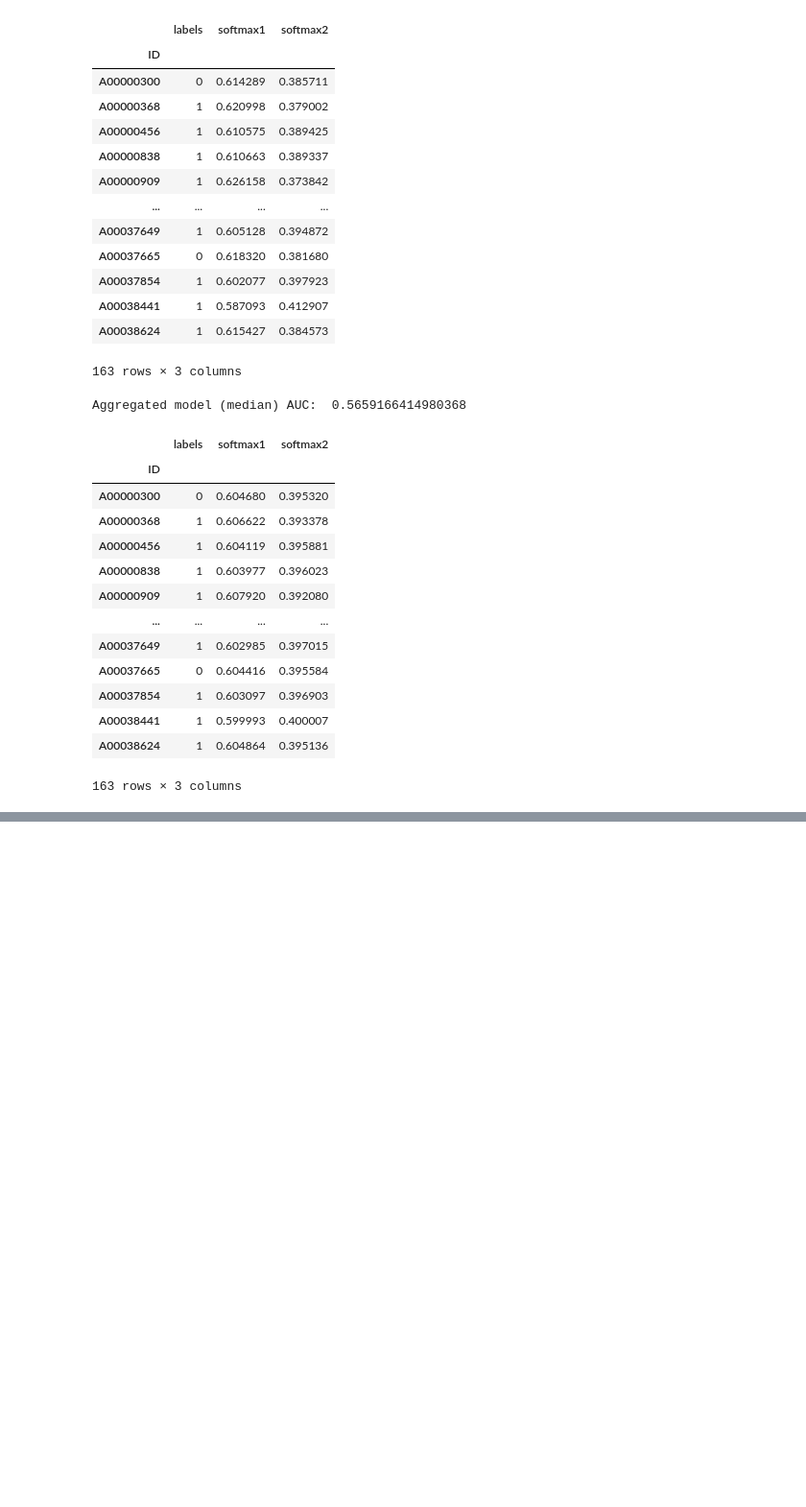
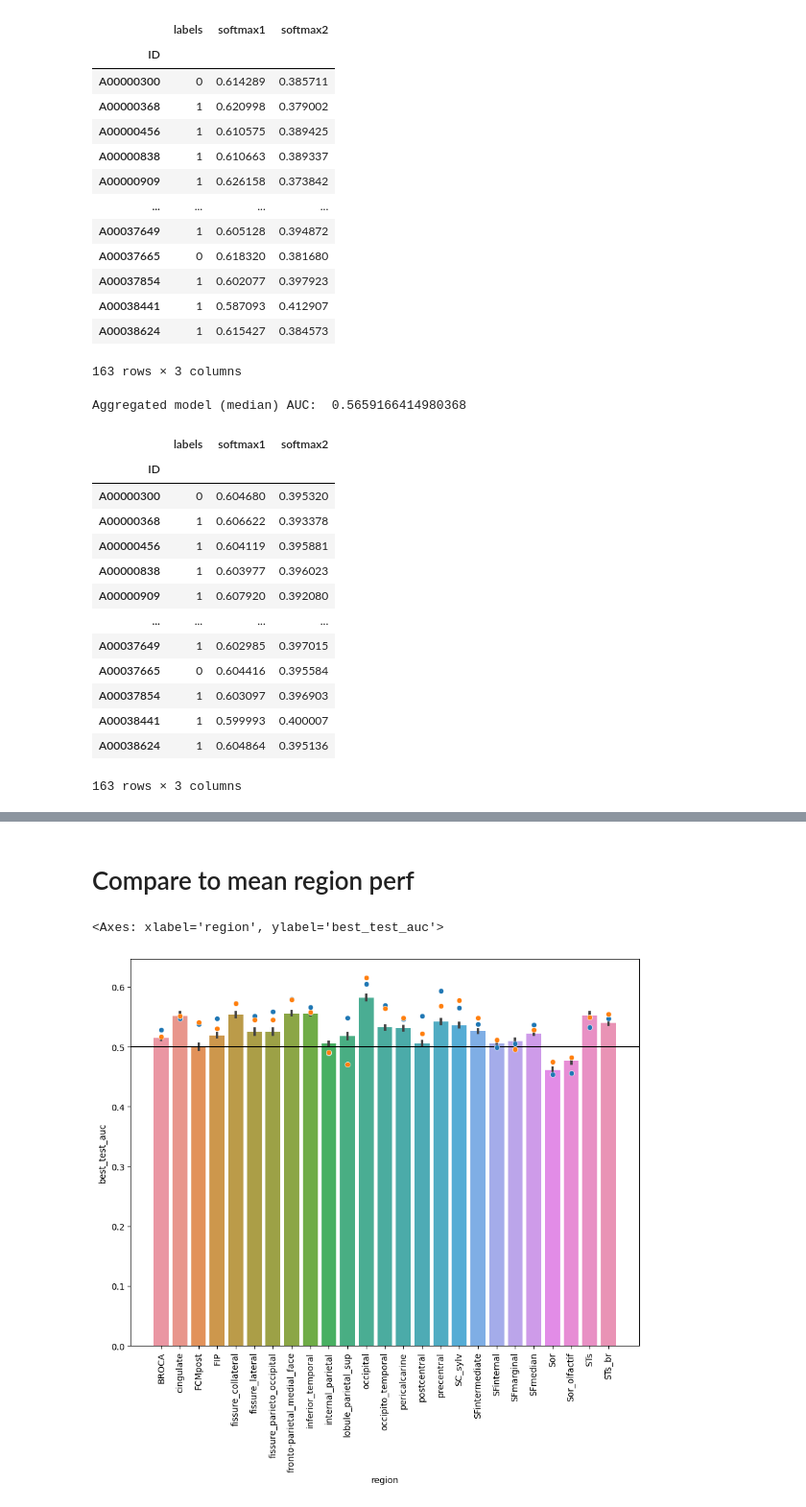
Before and after one commit to neurospin-projects/2023_agaudin_jchavas_folding_supervised, a Jupyter notebook: contrastive/notebooks/wandb_grid_searches/step3/ensemble_models.ipynb, the cells around one changed output, grey strips where cells are left out. Shown at 96% size. Drawn from its saved outputs; the diff is of its cells as text; code cells hidden in the pictures; blank space fills up the shorter version.

```diff
--- a/contrastive/notebooks/wandb_grid_searches/step3/ensemble_models.ipynb
+++ b/contrastive/notebooks/wandb_grid_searches/step3/ensemble_models.ipynb
@@ -10,5 +37,5 @@ from sklearn.metrics import roc_auc_score
 # %%
-models_path = "/neurospin/dico/agaudin/Runs/09_new_repo/Output/grid_searches/step3/occipital_structure"
+models_path = "/neurospin/dico/agaudin/Runs/09_new_repo/Output/grid_searches/step3/occipital/supervised_structure/convnet"
 
 full_outputs = pd.DataFrame()
 train_outputs = pd.DataFrame()
@@ -187,0 +298,39 @@ FileNotFoundError: [Errno 2] No such file or directory: '/neurospin/dico/agaudin
+# %% [markdown]
+# Compare to mean region perf
+# %%
+def get_model_region(model_path):
+    region = model_path.split('/')[-3]
+    return region
+
+def preprocess_bdd(bdd):
+    bdd['min_best_auc'] = bdd[['best_train_auc', 'best_val_auc', 'best_test_intra_auc', 'best_test_auc']].apply(min, axis=1)
+    bdd['min_final_auc'] = bdd[['train_auc', 'val_auc', 'test_intra_auc', 'test_auc']].apply(min, axis=1)
+    bdd['min_best_intra'] = bdd[['best_train_auc', 'best_val_auc', 'best_test_intra_auc']].apply(min, axis=1)
+
+    # get the region short name
+    bdd['region'] = bdd.model_path.map(get_model_region)
+
+
+
+bdd = pd.read_csv("/neurospin/dico/agaudin/Runs/09_new_repo/Output/grid_searches/bdd_step2.csv", index_col=0)
+preprocess_bdd(bdd)
+bdd = bdd.sort_values(by='region', key=lambda col: col.str.lower())
+bdd = bdd.dropna()
+
+
+plt.figure(figsize=(23,8))
+
+plt.subplot(1,2,1)
+sns.barplot(bdd, x='region', y='best_test_auc', errorbar='se')
+plt.xticks(rotation=90)
+plt.axhline(0.5, c='black')
+# add median
+medians = []
+for region in bdd.region.unique():
+    # print(region) # check if regions are in the same order
+    medians.append(bdd[bdd.region == region].best_test_auc.median())
+sns.scatterplot(x=bdd.region.unique(), y=auc_df.best_test_mean_auc, zorder=25, markers='s')
+sns.scatterplot(x=bdd.region.unique(), y=auc_df.best_test_median_auc, zorder=25)
+# %% [output]
+<Axes: xlabel='region', ylabel='best_test_auc'>
+[figure, added]
```
Also changed, not shown: parts of 7 cells of this notebook, 6 other files.
